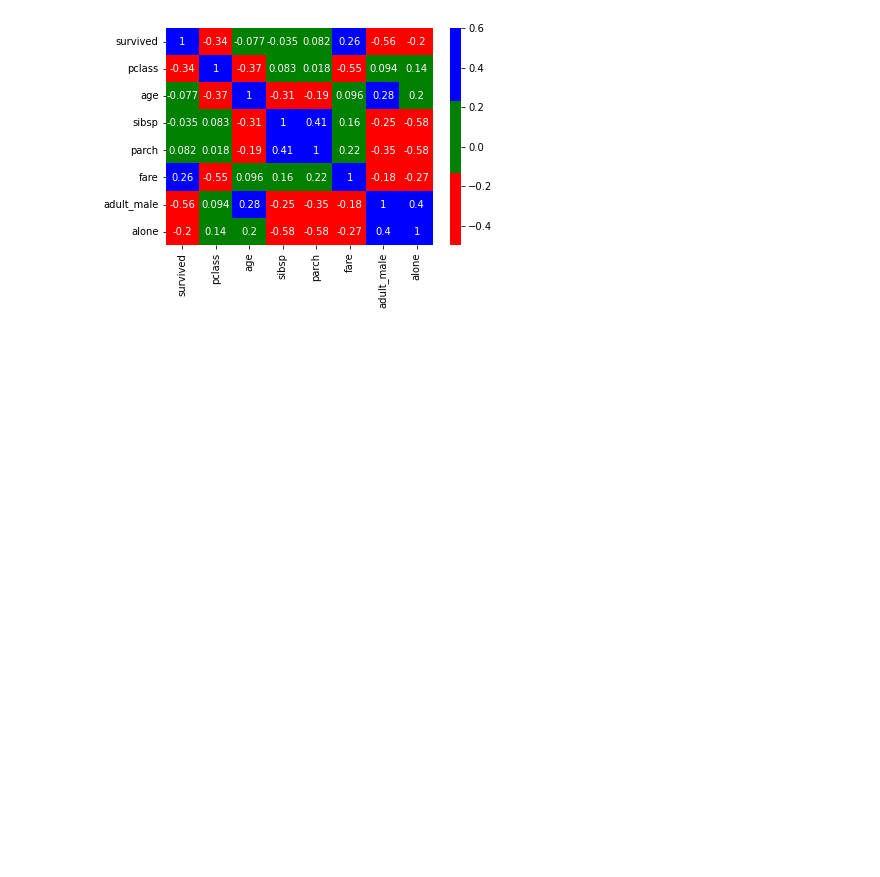
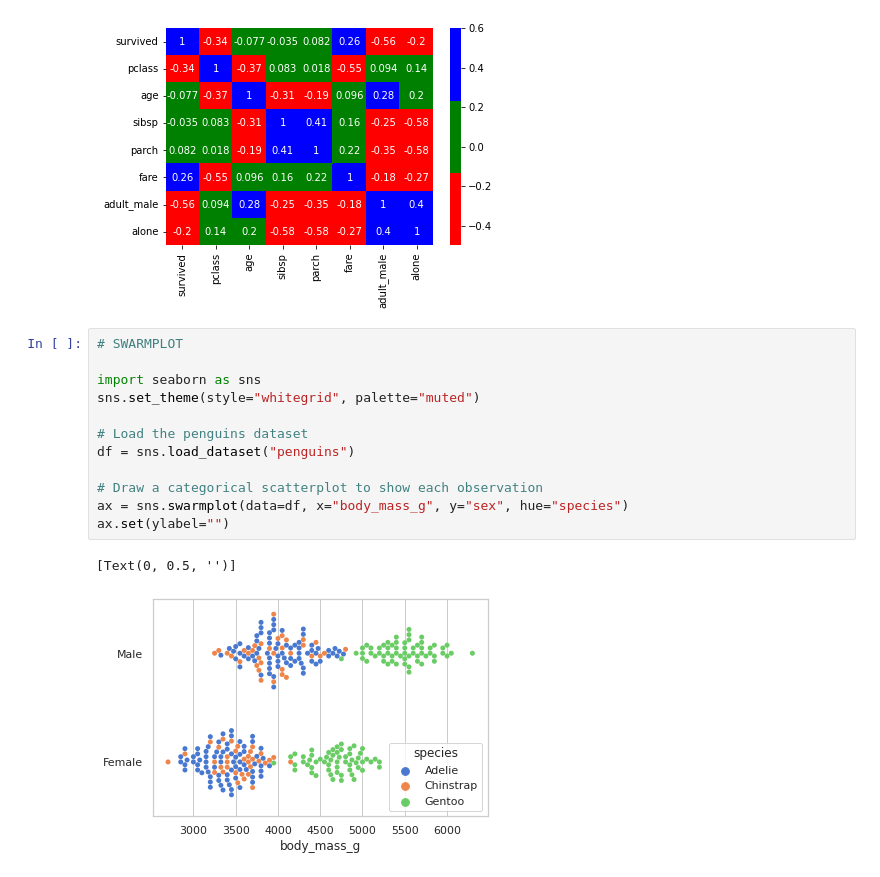
Before and after one commit to chiany3/MachineLearning, a Jupyter notebook: Week 4/Week_4_Data_Visualization.ipynb, the cells around one changed output. Saved outputs shown, nothing was run; the diff lists cells and outputs as text; blank space fills up the shorter version.

```diff
--- a/Week 4/Week_4_Data_Visualization.ipynb
+++ b/Week 4/Week_4_Data_Visualization.ipynb
@@ -81,3 +79,18 @@ vmin = -.5 , vmax = 0.6,annot = True)
 # %% [output]
 <matplotlib.axes._subplots.AxesSubplot at 0x...>
 [figure]
+# %%
+# SWARMPLOT
+
+import seaborn as sns
+sns.set_theme(style="whitegrid", palette="muted")
+
+# Load the penguins dataset
+df = sns.load_dataset("penguins")
+
+# Draw a categorical scatterplot to show each observation
+ax = sns.swarmplot(data=df, x="body_mass_g", y="sex", hue="species")
+ax.set(ylabel="")
+# %% [output]
+[Text(0, 0.5, '')]
+[figure, added]
```
Also changed, not shown: parts of 6 cells of this notebook.
